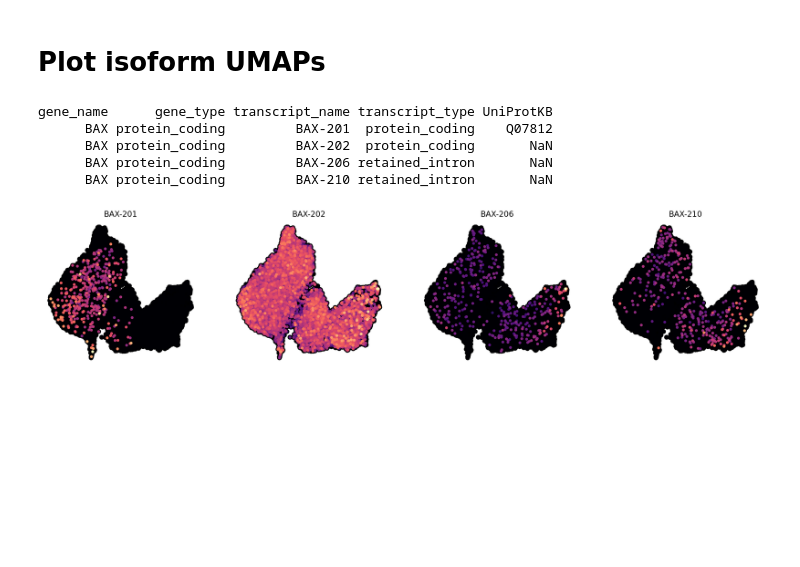
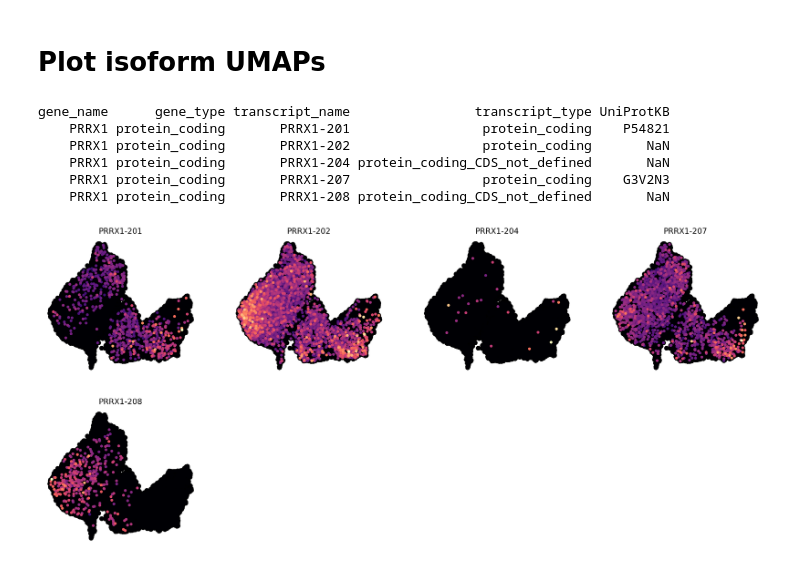
Before and after one commit to jrcwycy/hybrid_reprogramming, a Jupyter notebook: notebooks/isoforms/differential_isoforms.ipynb, the cells around one changed output. Cells and saved outputs as stored; diff of their text form; code cells hidden in the pictures; blank space fills up the shorter version.

```diff
--- a/notebooks/isoforms/differential_isoforms.ipynb
+++ b/notebooks/isoforms/differential_isoforms.ipynb
@@ -424,34 +424,35 @@ def get_transcripts(query, adata=adata, require_uniprot=False):
 # %%
 ### Good ones
 # DYRK1A, RUNX1, STAT6, EID1
 
-query = 'BAX'
+query = 'PRRX1'
 label_df = get_transcripts(query, require_uniprot=False)
 print(label_df.to_string(index=False))
 
 color = label_df.index.to_list()
 
 plt.rcParams['figure.dpi'] = 200
 plt.rcParams['figure.figsize'] = 4, 4
 
 sc.pl.umap(
     adata,
     ncols=4,
     sort_order=True,
     color=color,
     size=75,
     add_outline=True,
     outline_color=('k', 'k'),
     alpha=1,
     cmap='magma',
     colorbar_loc=None,
     frameon=False,
     layer='log_norm',
 )
 # %% [output]
-gene_name      gene_type transcript_name transcript_type UniProtKB
-      BAX protein_coding         BAX-201  protein_coding    Q07812
-      BAX protein_coding         BAX-202  protein_coding       NaN
-      BAX protein_coding         BAX-206 retained_intron       NaN
-      BAX protein_coding         BAX-210 retained_intron       NaN
+gene_name      gene_type transcript_name                transcript_type UniProtKB
+    PRRX1 protein_coding       PRRX1-201                 protein_coding    P54821
+    PRRX1 protein_coding       PRRX1-202                 protein_coding       NaN
+    PRRX1 protein_coding       PRRX1-204 protein_coding_CDS_not_defined       NaN
+    PRRX1 protein_coding       PRRX1-207                 protein_coding    G3V2N3
+    PRRX1 protein_coding       PRRX1-208 protein_coding_CDS_not_defined       NaN
-[figure, old version]
+[figure, new version]
```
Also changed, not shown: parts of 7 cells of this notebook, 22 other files.
